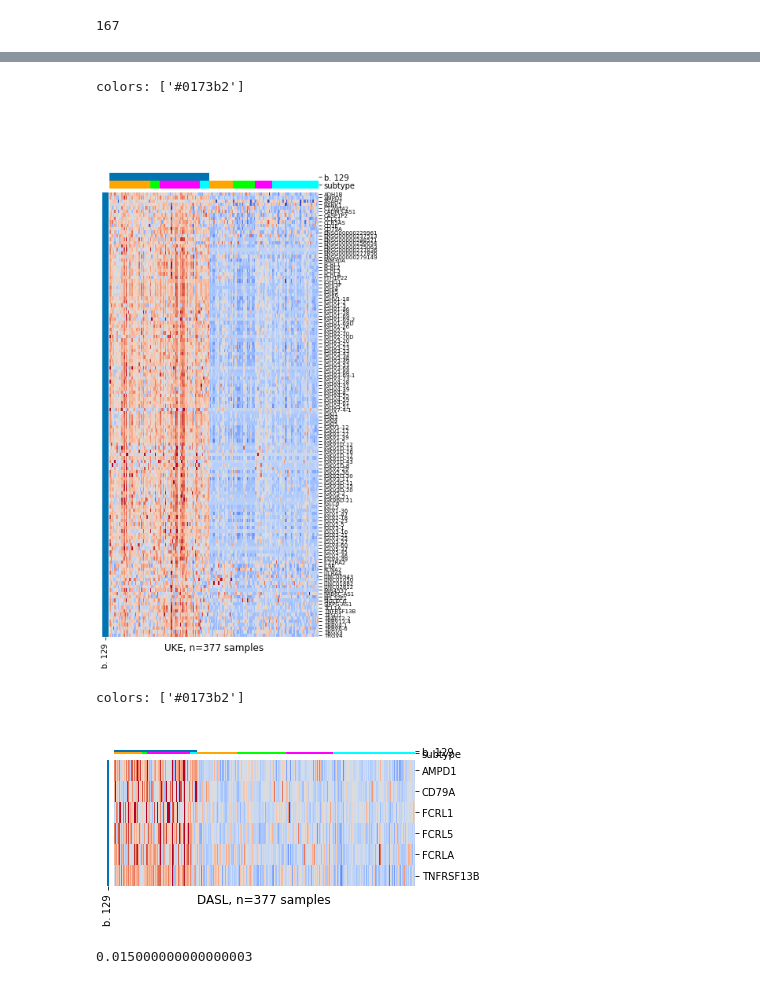
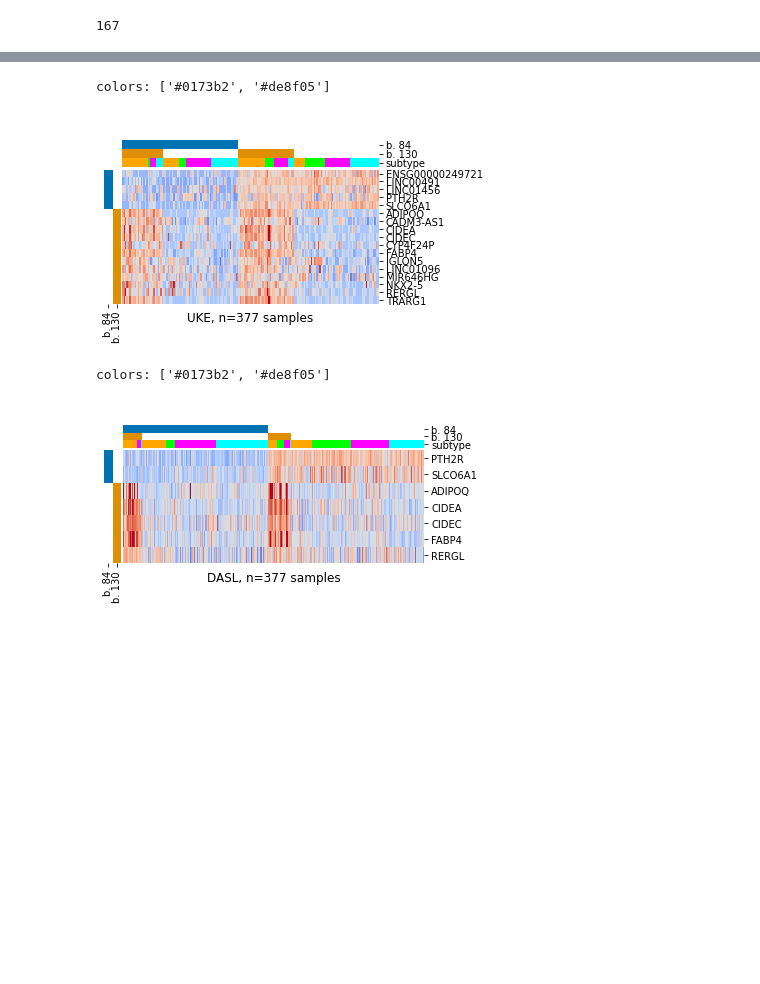
Before and after one commit to ozolotareva/bevacizumab_ovca_signature, a Jupyter notebook: heterogneity.ipynb, the cells around one changed output, grey strips where cells are left out. Saved outputs shown, nothing was run; the diff lists cells and outputs as text; code cells hidden in the pictures; blank space fills up the shorter version.

Commit message:
heterogeneity analysis - identifying reproducible biclusters not matching four known subtypes

```diff
--- a/heterogneity.ipynb
+++ b/heterogneity.ipynb
@@ -769,36 +696,43 @@ Int64Index([129,  57,  69,  27,  20,  85,  47, 155, 147, 101, 158,  10, 109,
 # %%
-sele_bics = [129] # # 129,  57,  69,  27,  20,  85,  47
+# show some biclusters with many genes in UKE and TCGA
+sele_bics = [84,130] # 129, 69, 20 27?  # ####129,  57,  69,  27,  20,  85,  47
 w = 6
 fs = 12 # Font size
 # %%
 bics = rename_genes_in_biclusters(uke_bics.copy())
 h = min(max(3,bics.loc[sele_bics,"n_genes"].sum()/5),10)
-cr = min(0.015*h/10,0.015)
+if w>h:
+    cr = max(min(0.015,0.05*h/10),0.05)
+else:
+    cr = min(max(0.015,0.015*h/10),0.05)
 fig, samples, colors = draw_heatmap2(exprs_uke_z_rn.copy(),
                     bics.loc[sele_bics,:],
                     annot = subt_uke.loc[:,["subtype"]],
                     color_dict= color_dict,
                   bicluster_colors="auto",
                   figsize = (w,h),
                   dendrogram_ratio=(0.1,0.1),
                   colors_ratio=(cr/w*h, cr),
                   bic_prefix = "b. ",
                   no_legend=True,no_cbar=True,
                   col_labels = False,
                   row_labels = True,
                   no_row_colors = False,cluster_rows=False,
                  )
 ax = fig.ax_heatmap
 tmp = ax.set_xlabel("UKE, n=%s samples"%subt_dasl.shape[0], fontsize=fs)
 if h>=8:
     tmp = ax.set_yticklabels(ax.get_yticklabels(),fontsize=7)
 # %% [output]
-colors: ['#0173b2']
+colors: ['#0173b2', '#de8f05']
-[figure, old version]
+[figure, new version]
 # %%
 bics = rename_genes_in_biclusters(dasl_bics.copy())
 h = min(max(3,bics.loc[sele_bics,"n_genes"].sum()/5),10)
-cr = min(max(0.015,0.05*h/10),0.05)
+if w>h:
+    cr = max(min(0.015,0.05*h/10),0.05)
+else:
+    cr = min(max(0.015,0.015*h/10),0.05)
 fig, samples, colors = draw_heatmap2(exprs_dasl_z_rn.copy(),
                     bics.loc[sele_bics,:],
                     annot = subt_dasl.loc[:,["subtype"]],
@@ -816,12 +750,8 @@ fig, samples, colors = draw_heatmap2(exprs_dasl_z_rn.copy(),
 ax = fig.ax_heatmap
 tmp = ax.set_xlabel("DASL, n=%s samples"%subt_dasl.shape[0], fontsize=fs)
 # %% [output]
-colors: ['#0173b2']
+colors: ['#0173b2', '#de8f05']
-[figure, old version]
+[figure, new version]
-# %%
-cr
-# %% [output]
-0.015000000000000003
 # %%
 bics = rename_genes_in_biclusters(tcga_bics.copy())
 h = min(max(3,bics.loc[sele_bics,"n_genes"].sum()/5),10)
```
Also changed, not shown: parts of 39 cells of this notebook.
